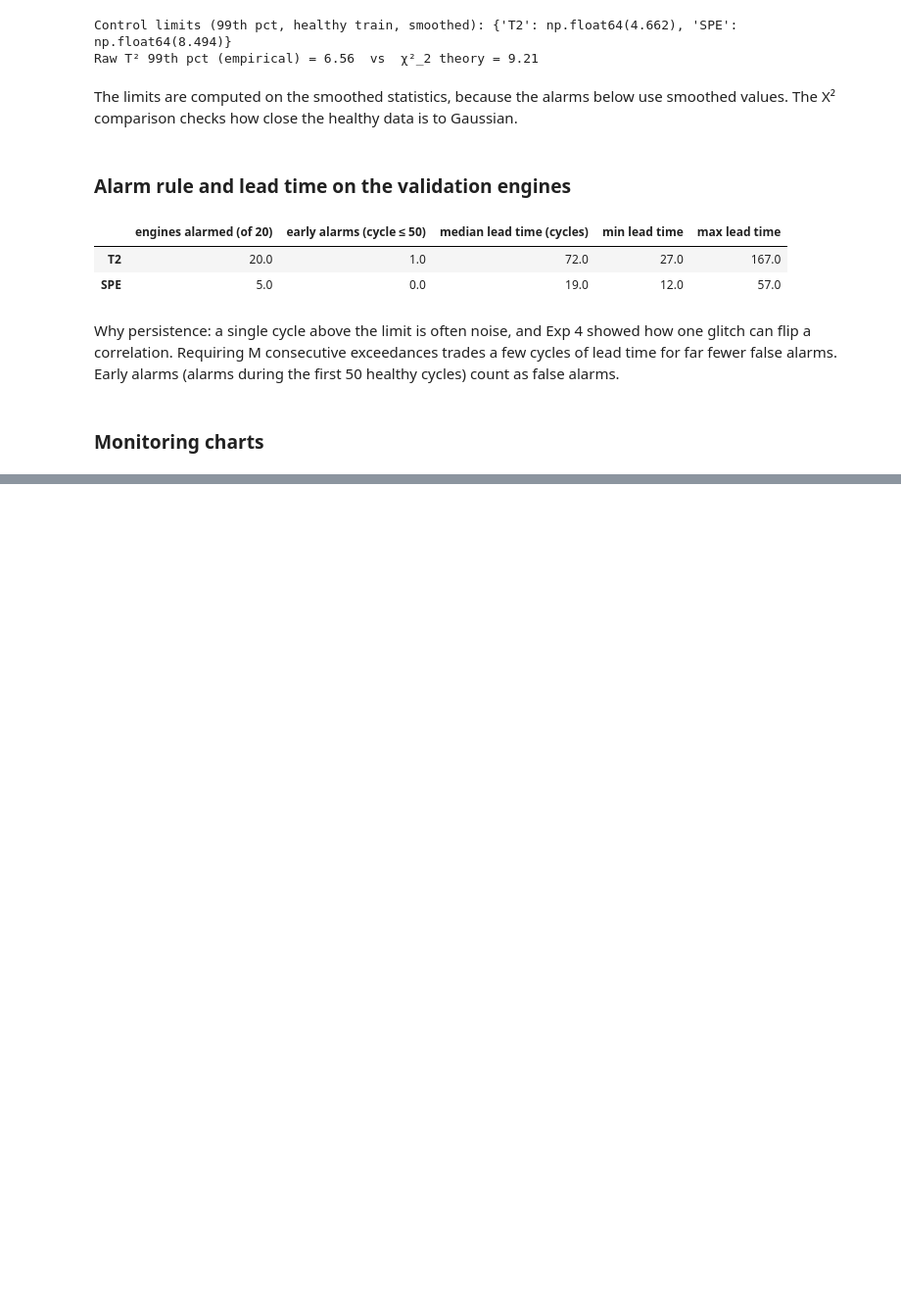
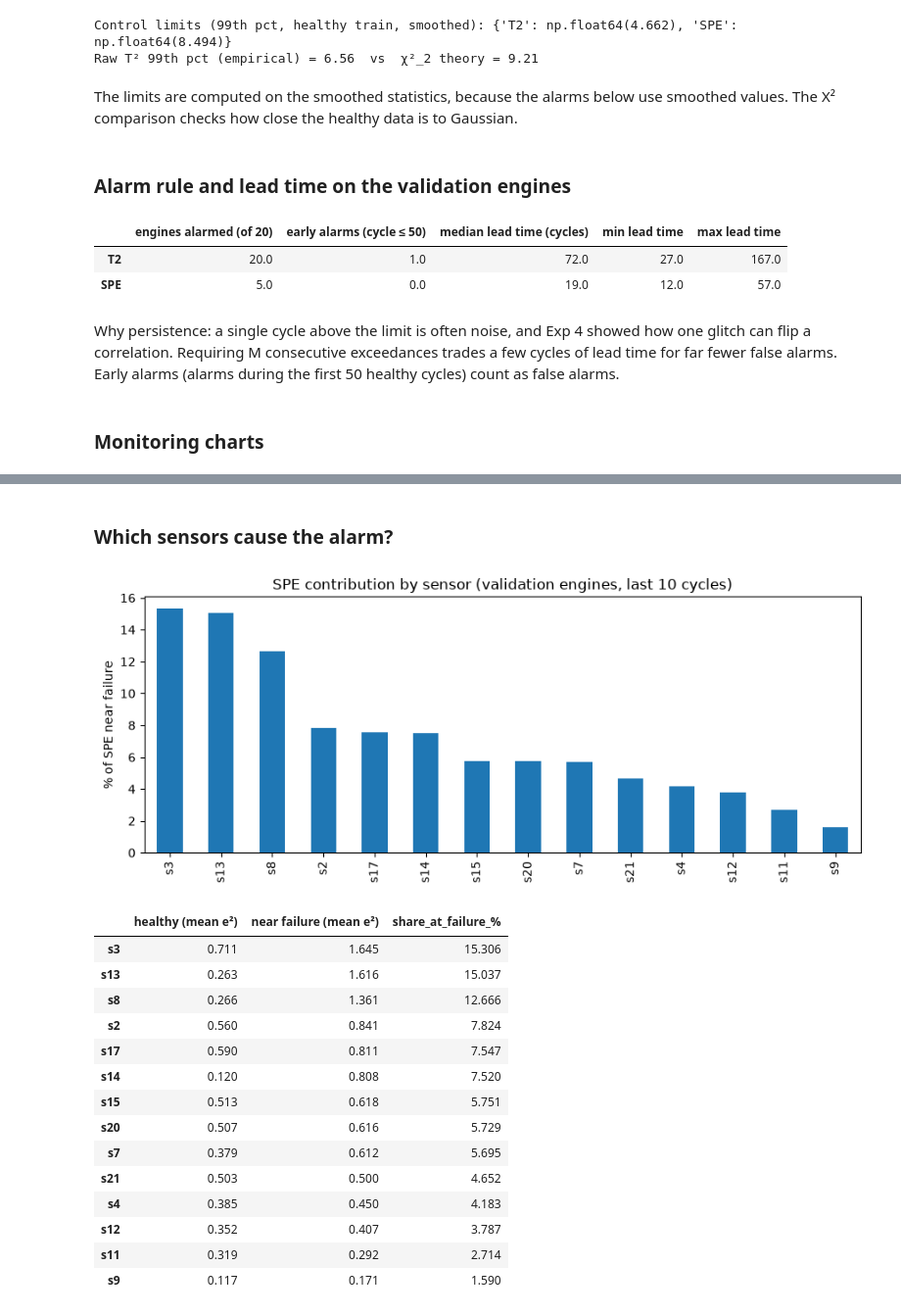
Before and after one commit to donald01johnson/mfda-exp8-pca-health, a Jupyter notebook: notebooks/exp8_pca_health.ipynb, the cells around one changed output, grey strips where cells are left out. Shown at 98% size. Saved outputs shown, nothing was run; the diff lists cells and outputs as text; code cells hidden in the pictures; blank space fills up the shorter version.

```diff
--- a/notebooks/exp8_pca_health.ipynb
+++ b/notebooks/exp8_pca_health.ipynb
@@ -955,0 +972,38 @@ Why persistence: a single cycle above the limit is often noise, and Exp 4 showed
+# %% [markdown]
+### Which sensors cause the alarm?
+# %%
+resid = Zh_all - Tk @ Vk.T
+early_va = is_va & (df["cycle"].to_numpy() <= HEALTHY_CYC)
+late_va  = is_va & (df["RUL"].to_numpy() < 10)
+
+contrib = pd.DataFrame({
+    "healthy (mean e²)":       (resid[early_va] ** 2).mean(axis=0),
+    "near failure (mean e²)":  (resid[late_va]  ** 2).mean(axis=0),
+}, index=keep)
+contrib["share_at_failure_%"] = contrib["near failure (mean e²)"] / contrib["near failure (mean e²)"].sum() * 100
+contrib = contrib.sort_values("share_at_failure_%", ascending=False)
+
+contrib["share_at_failure_%"].plot.bar(figsize=(9, 3.8))
+plt.ylabel("% of SPE near failure")
+plt.title("SPE contribution by sensor (validation engines, last 10 cycles)")
+plt.tight_layout()
+plt.savefig(FIG_DIR / "fig11_spe_contributions.png", dpi=150)
+plt.show()
+contrib.round(3)
+# %% [output]
+[figure, added]
+|  | healthy (mean e²) | near failure (mean e²) | share_at_failure_% |
+| s3 | 0.711 | 1.645 | 15.306 |
+| s13 | 0.263 | 1.616 | 15.037 |
+| s8 | 0.266 | 1.361 | 12.666 |
+| s2 | 0.560 | 0.841 | 7.824 |
+| s17 | 0.590 | 0.811 | 7.547 |
+| s14 | 0.120 | 0.808 | 7.520 |
+| s15 | 0.513 | 0.618 | 5.751 |
+| s20 | 0.507 | 0.616 | 5.729 |
+| s7 | 0.379 | 0.612 | 5.695 |
+| s21 | 0.503 | 0.500 | 4.652 |
+| s4 | 0.385 | 0.450 | 4.183 |
+| s12 | 0.352 | 0.407 | 3.787 |
+| s11 | 0.319 | 0.292 | 2.714 |
+| s9 | 0.117 | 0.171 | 1.590 |
```
Also changed, not shown: parts of 6 cells of this notebook, 1 other file.
